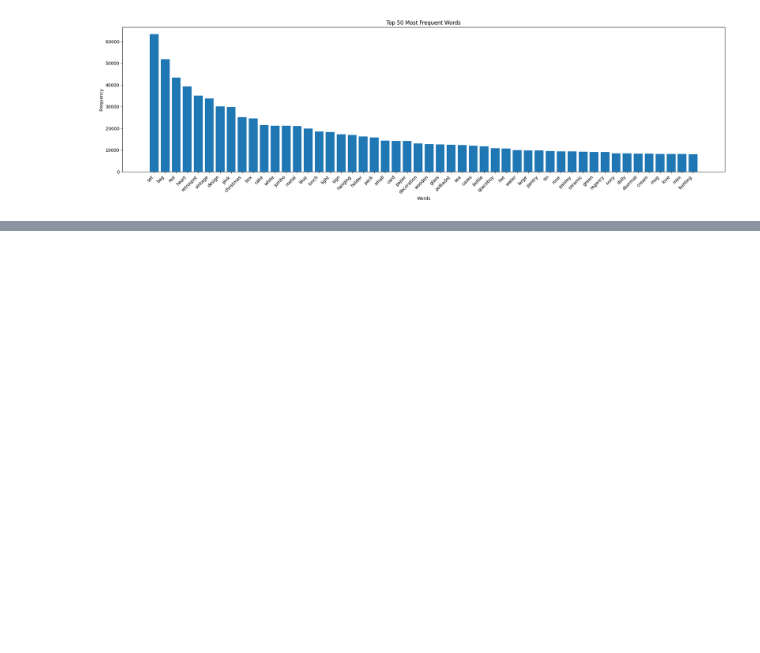
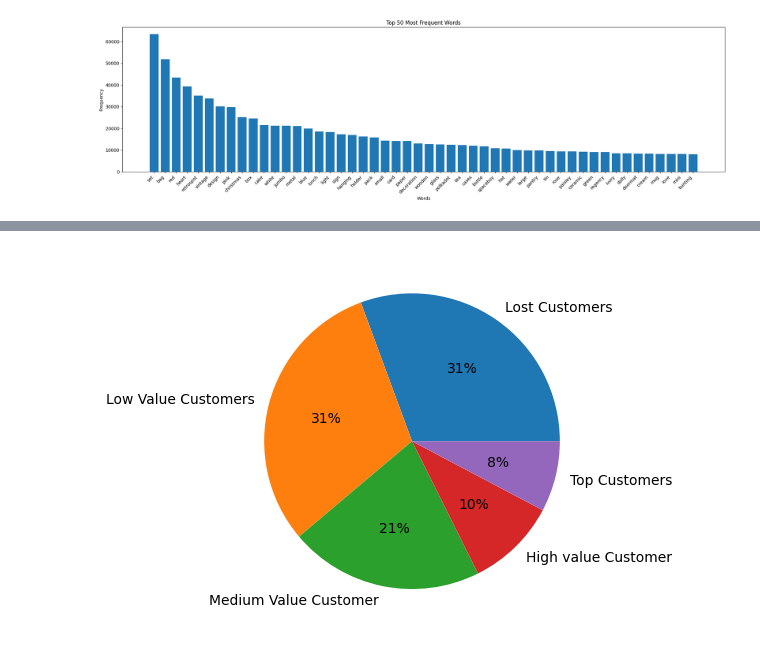
Before and after one commit to NikaGolestani/recsys, a Jupyter notebook: sales.ipynb, the cells around one changed output, grey strips where cells are left out. Drawn from its saved outputs; the diff is of its cells as text; code cells hidden in the pictures; blank space fills up the shorter version.

```diff
--- a/sales.ipynb
+++ b/sales.ipynb
@@ -195,0 +287,6 @@ plt.show()
+# %%
+# merging all 3 #
+rf_df = df_recency.merge(frequency_df, on='CustomerID')
+rfm_df = rf_df.merge(monetary_df, on='CustomerID').drop(
+    columns='LastPurchaseDate')
+rfm_df.head()
@@ -195,0 +300,14 @@ plt.show()
+# %%
+
+rfm_df['R_rank'] = rfm_df['Recency'].rank(ascending=False)
+rfm_df['F_rank'] = rfm_df['Frequency'].rank(ascending=True)
+rfm_df['M_rank'] = rfm_df['Monetary'].rank(ascending=True)
+
+# normalizing the rank of the customers
+rfm_df['R_rank_norm'] = (rfm_df['R_rank']/rfm_df['R_rank'].max())*100
+rfm_df['F_rank_norm'] = (rfm_df['F_rank']/rfm_df['F_rank'].max())*100
+rfm_df['M_rank_norm'] = (rfm_df['F_rank']/rfm_df['M_rank'].max())*100
+
+rfm_df.drop(columns=['R_rank', 'F_rank', 'M_rank'], inplace=True)
+
+rfm_df.head()
@@ -195,0 +321,6 @@ plt.show()
+# %%
+rfm_df['RFM_Score'] = 0.15*rfm_df['R_rank_norm']+0.28 * \
+    rfm_df['F_rank_norm']+0.57*rfm_df['M_rank_norm']
+rfm_df['RFM_Score'] *= 0.05
+rfm_df = rfm_df.round(2)
+rfm_df[['CustomerID', 'RFM_Score']].head(7)
@@ -195,0 +336,12 @@ plt.show()
+# %%
+rfm_df["Customer_segment"] = np.where(rfm_df['RFM_Score'] >
+									4.5, "Top Customers",
+									(np.where(
+										rfm_df['RFM_Score'] > 4,
+										"High value Customer",
+										(np.where(
+	rfm_df['RFM_Score'] > 3,
+							"Medium Value Customer",
+							np.where(rfm_df['RFM_Score'] > 1.6,
+							'Low Value Customers', 'Lost Customers'))))))
+rfm_df[['CustomerID', 'RFM_Score', 'Customer_segment']].head(20)
@@ -195,0 +366,7 @@ plt.show()
+# %%
+plt.pie(rfm_df.Customer_segment.value_counts(),
+		labels=rfm_df.Customer_segment.value_counts().index,
+		autopct='%.0f%%')
+plt.show()
+# %% [output]
+[figure, added]
```
Also changed, not shown: parts of 18 cells of this notebook.
